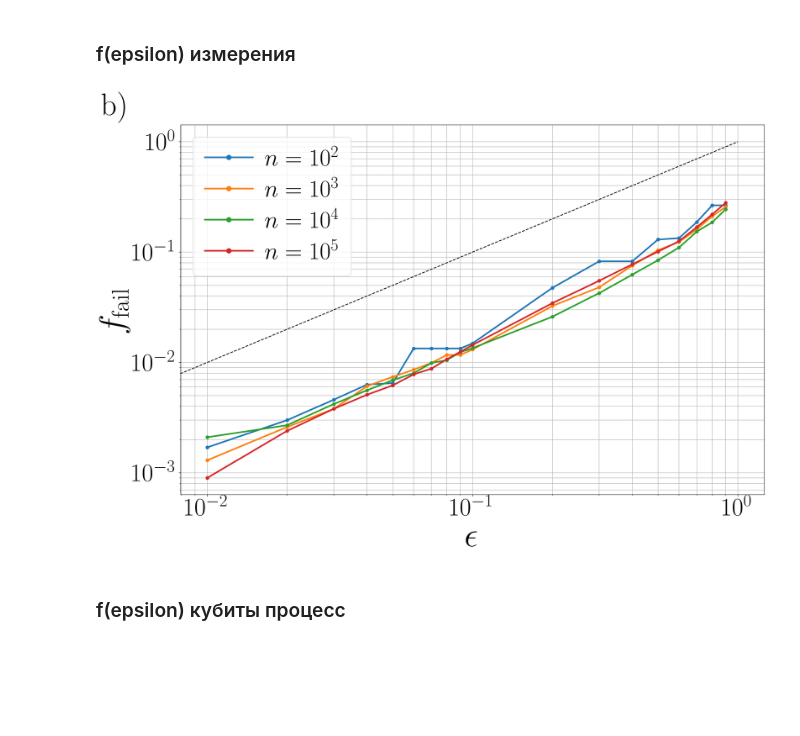
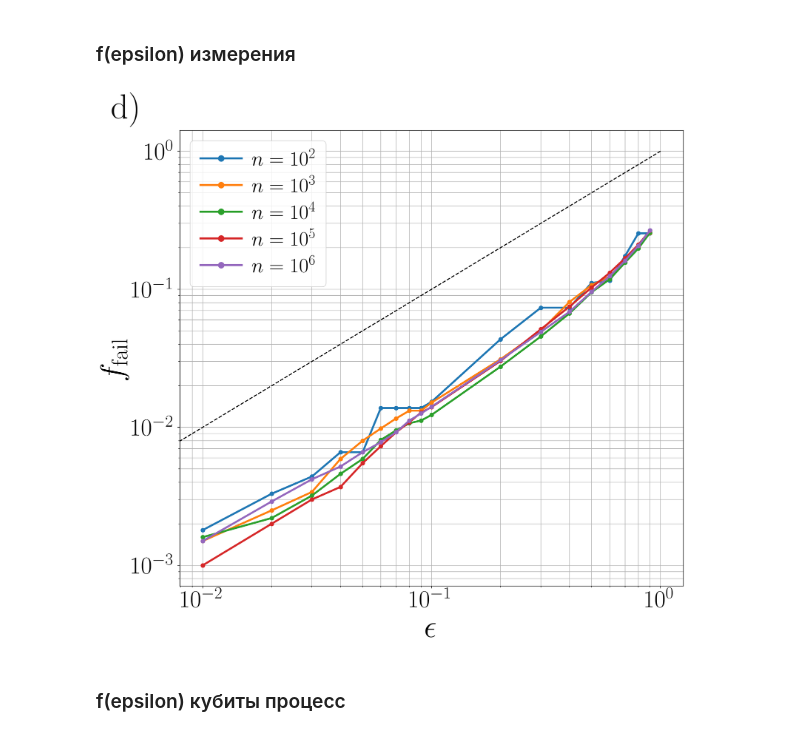
Before and after one commit to nordmtr/quantpy, a Jupyter notebook: notebooks/Sandbox.ipynb, the cells around one changed output. Drawn from its saved outputs; the diff is of its cells as text; code cells hidden in the pictures; blank space fills up the shorter version.

```diff
--- a/notebooks/Sandbox.ipynb
+++ b/notebooks/Sandbox.ipynb
@@ -371,5 +404 @@ with open('../results/polytope/states_qubits_10k.pkl', 'wb') as file:
-# %%
-with open('../results/polytope/states_qubits_10k.pkl', 'rb') as file:
-    obj = pickle.load(file)
-results = obj['results']
 # %%
@@ -443,26 +426,37 @@ results /= n_trials
-# %%
-with open('../results/polytope/states_meas.pkl', 'rb') as file:
-    obj = pickle.load(file)
-results = obj['results']
-# %%
-obj = {'cl': conf_levels, 'results': new_results}
-with open('../results/polytope/states_meas.pkl', 'wb') as file:
-    pickle.dump(obj, file)
+# %%
+for name in states:
+    conf_levels = np.concatenate((np.arange(0.1, 0.9, 0.1), np.arange(0.9, 1, 0.01)))
+    n_meas_list = [int(n) for n in np.logspace(2, 6, 5)]
+    results = []
+    n_trials = 10000
+    n_qubits = 1
+    for n_measurements in n_meas_list:
+        state = states[name](n_qubits)
+        results.append(test_qst(state, conf_levels, n_measurements, n_trials))
+
+    obj = {'cl': conf_levels, 'results': results}
+
+    with open(f'../results/thesis/states_{name}_meas.pkl', 'wb') as file:
+        pickle.dump(obj, file)
 # %%
-conf_levels = np.concatenate((np.arange(0.1, 0.9, 0.1), np.arange(0.9, 1, 0.01)))
-plt.figure(figsize=(20, 13), dpi=200)
+name = "ghz"
+with open(f'../results/thesis/states_{name}_meas.pkl', 'rb') as file:
+        obj = pickle.load(file)
+results = obj['results']
+conf_levels = obj['cl']
+plt.figure(figsize=(14, 13), dpi=200)
 plt.xlabel('$\\epsilon$')
 plt.ylabel('$f_{\\rm fail}$')
 plt.xscale('log')
 plt.yscale('log')
 plt.grid(which='both')
 plt.plot(np.linspace(0, 1, 10), np.linspace(0, 1, 10), '--k')
-for n, row in enumerate(results[:-2]):
+for n, row in enumerate(results):
     plt.plot(1 - conf_levels, 1 - row, '-o', label=f'$n=10^{n+2}$', linewidth=3)
 plt.legend()
-plt.figtext(0.02, 0.9, "b)")
-plt.savefig('../imgs/polytope/fig1b.pdf')
+plt.figtext(0.02, 0.9, "d)")
+plt.savefig(f'../imgs/thesis/state_{name}_m.pdf')
 # %% [output]
-[figure, old version]
+[figure, new version]
 # %% [markdown]
 ### f(epsilon) кубиты процесс
```
Also changed, not shown: parts of 18 cells of this notebook, 26 other files.
